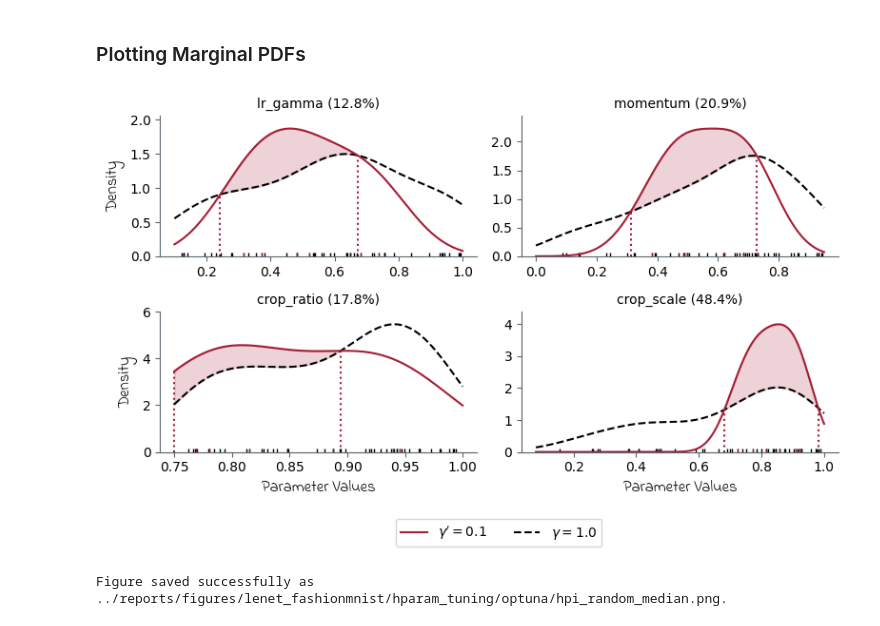
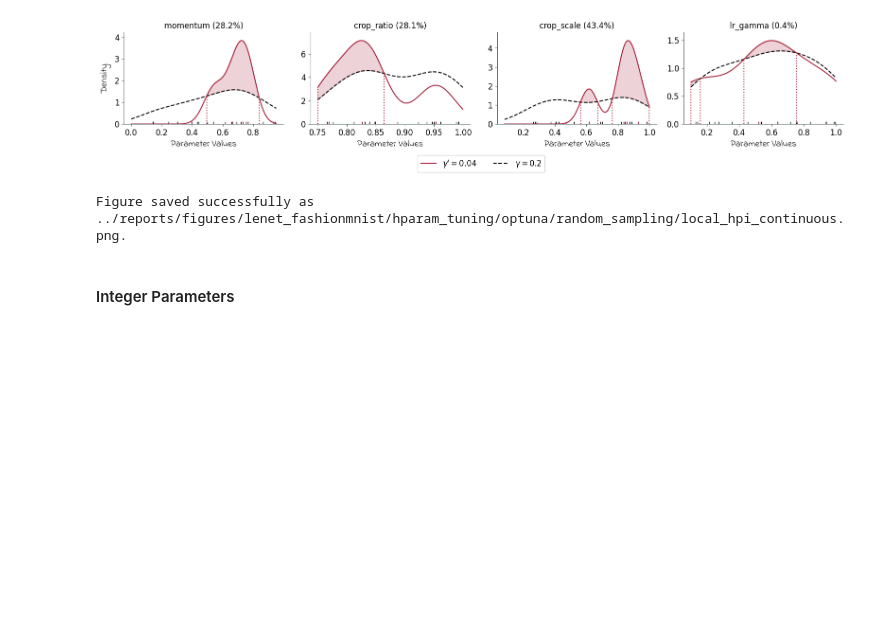
Before and after one commit to mrvnthss/rsa-vision-networks, a Jupyter notebook: notebooks/8.0-mt-optuna-studies.ipynb, the cells around one changed output. Saved outputs shown, nothing was run; the diff lists cells and outputs as text; code cells hidden in the pictures; blank space fills up the shorter version.

```diff
--- a/notebooks/8.0-mt-optuna-studies.ipynb
+++ b/notebooks/8.0-mt-optuna-studies.ipynb
@@ -95,31 +95,32 @@ global_hpi_df
+# %%
+# Local HPI with gamma' = 0.2^2 and gamma = 0.2
+fig, axes = plot_marginal_pdfs(
+    step_lr_random_study,
+    gamma_prime=0.04,
+    gamma=0.2,
+    params=[
+        "optimizer.momentum",
+        "transform.train.crop_ratio.lower",
+        "transform.train.crop_scale.lower",
+        "main_scheduler.lr_gamma"
+    ],
+    params_aliases=[
+        "momentum",
+        "crop_ratio",
+        "crop_scale",
+        "lr_gamma"
+    ],
+    normalize=True
+)
+plt.show()
+# %% [output]
+[figure, added]
+# %%
+save_figure(
+    fig,
+    "../reports/figures/lenet_fashionmnist/hparam_tuning/optuna/random_sampling/local_hpi_continuous.png"
+)
+# %% [output]
+Figure saved successfully as ../reports/figures/lenet_fashionmnist/hparam_tuning/optuna/random_sampling/local_hpi_continuous.png.
 # %% [markdown]
-### Plotting Marginal PDFs
+#### Integer Parameters
-# %%
-fig, axes = plot_marginal_pdfs(
-    step_lr_random_median_study,
-    gamma_prime=0.1,
-    params=[
-        "main_scheduler.lr_gamma",
-        "optimizer.momentum",
-        "transform.train.crop_ratio.lower",
-        "transform.train.crop_scale.lower"
-    ],
-    params_aliases=[
-        "lr_gamma",
-        "momentum",
-        "crop_ratio",
-        "crop_scale"
-    ],
-    normalize=True,
-    fig_layout=(2, 2)
-)
-plt.show()
-# %% [output]
-[figure, removed]
-# %%
-save_figure(
-    fig,
-    "../reports/figures/lenet_fashionmnist/hparam_tuning/optuna/hpi_random_median.png"
-)
-# %% [output]
-Figure saved successfully as ../reports/figures/lenet_fashionmnist/hparam_tuning/optuna/hpi_random_median.png.
```
Also changed, not shown: parts of 12 cells of this notebook, 2 other files.
